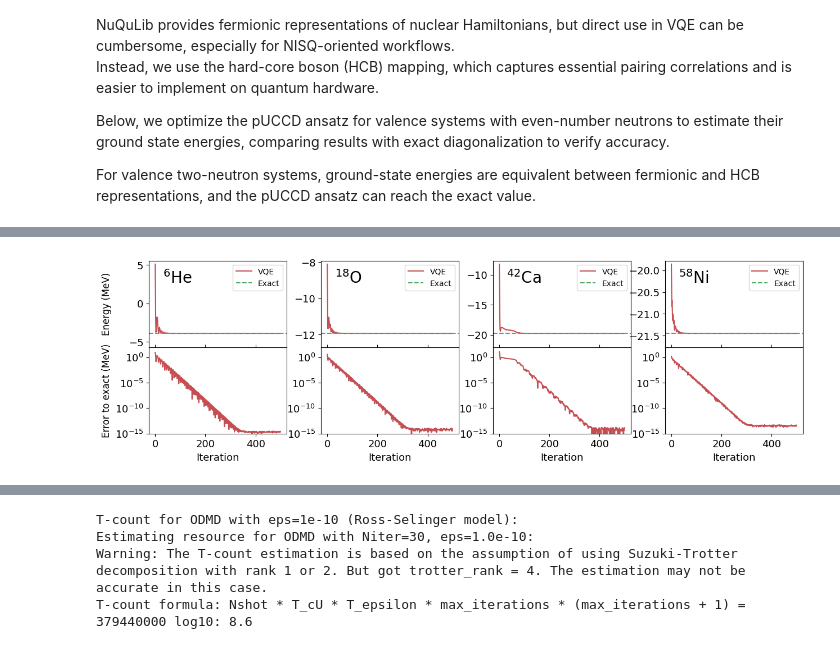
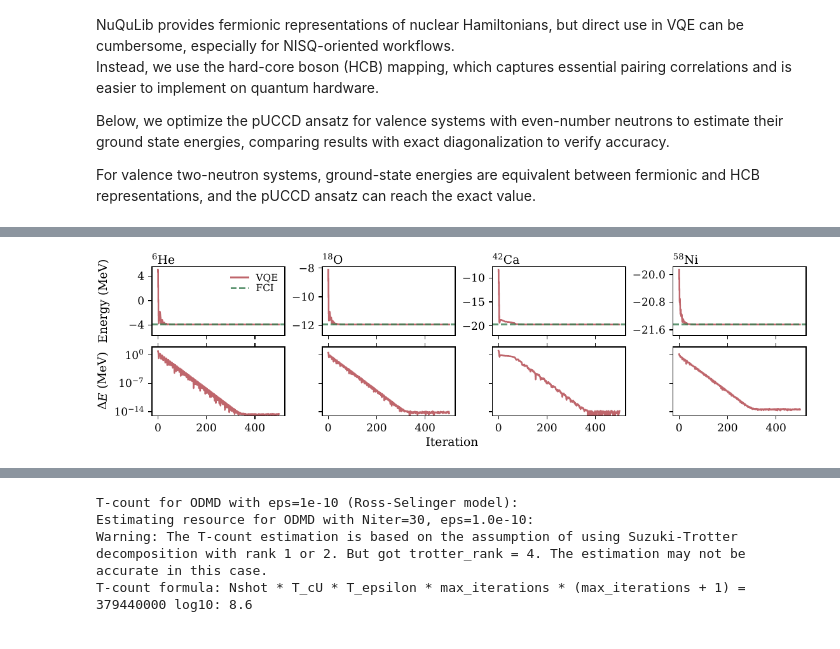
Before and after one commit to SotaYoshida/nuqulib, a Jupyter notebook: tutorial_NuQuLib.ipynb, the cells around one changed output, grey strips where cells are left out. Saved outputs shown, nothing was run; the diff lists cells and outputs as text; code cells hidden in the pictures.

```diff
--- a/tutorial_NuQuLib.ipynb
+++ b/tutorial_NuQuLib.ipynb
@@ -330,45 +343,40 @@ for ms in ["p", "sd", "pf", "j45"]:
                             "x": range(N_it),
                             "y": energies, "ydiff": np.array(energies) - Egs_exact}
 
-fig = plt.figure(figsize=(15,4))
-axs = [fig.add_subplot(241), fig.add_subplot(242), fig.add_subplot(243), fig.add_subplot(244)]
-for idx, ms in enumerate(["p", "sd", "pf", "j45"]):
-    axs.append(fig.add_subplot(245+idx, sharex=axs[idx]))
-    idx_u = idx
-    idx_l = idx + 4
-    nuc = ["6He", "18O", "42Ca", "58Ni"][idx]
-    Egs_exact = Egs_FCI_dict[nuc]
-    xpoints = Dict_Egs_pUCCD[nuc]["x"]
-    ypoints = Dict_Egs_pUCCD[nuc]["y"]
-    ydiff = Dict_Egs_pUCCD[nuc]["ydiff"]
+with plt.rc_context(PAPER_PLOT_STYLE):
+    from matplotlib.ticker import MaxNLocator
 
-    ax_u = axs[idx_u]
-    if idx_u == 0:
-        ax_u.set_ylabel("Energy (MeV)", fontsize=12)
-    ax_u.plot(xpoints, ypoints, color=cols[1], label="VQE")
-    ax_u.text(0.1, 0.9, latex_nuc(nuc), ha="left", va="top", transform=ax_u.transAxes, fontsize=20)
-    ax_u.axhline(y=Egs_exact, color=cols[0], linestyle="--", label="Exact")
-    ax_u.legend(loc="upper right")
-    ax_u.set_ylim(bottom= Egs_exact - 0.2 * abs(Egs_exact-np.max(ypoints)))
-    ax_u.tick_params(axis='both', labelsize=13)
+    fig, axes = plt.subplots(2, 4, figsize=(9.2, 2.55), sharex="col",
+                             layout="constrained")
+    fig.get_layout_engine().set(w_pad=0.045, h_pad=0.025, hspace=0.03)
+    for column, nuc in enumerate(["6He", "18O", "42Ca", "58Ni"]):
+        energy_ax, error_ax = axes[:, column]
+        history = Dict_Egs_pUCCD[nuc]
+        reference = Egs_FCI_dict[nuc]
 
-    ax_l = axs[idx_l]
-    ax_l.set_xlabel("Iteration", fontsize=13)
-    ax_l.set_yscale("log")
-    ax_l.plot(xpoints, ydiff, color=cols[1])
-    ax_l.tick_params(axis='x', which='both', top=True)
-    ax_l.set_ylim(bottom=1e-15, top=1e+2)
-    ax_l.tick_params(axis='both', labelsize=13)
-    if idx_l == 4:
-        #ax_l.set_ylabel("Error to DOCI/FCI (MeV)", fontsize=11)
-        ax_l.set_ylabel("Error to exact (MeV)", fontsize=12)
+        energy_ax.plot(history["x"], history["y"], color=paper_red, alpha=paper_line_alpha, label="VQE")
+        energy_ax.axhline(reference, color=paper_green, alpha=paper_line_alpha, ls="--", label="FCI")
+        energy_ax.set_ylim(bottom=reference - 0.2 * abs(reference - np.max(history["y"])))
+        energy_ax.yaxis.set_major_locator(MaxNLocator(nbins=3))
+        energy_ax.set_title(latex_nuc(nuc), loc="left", pad=2)
+        if column == 0:
+            energy_ax.legend(loc="upper right", fontsize=9, frameon=False,
+                             handlelength=1.8, labelspacing=0.12, borderaxespad=0.3)
 
-fig.align_ylabels([axs[0], axs[4]])
-fig.align_ylabels([axs[1], axs[5]])
-fig.align_ylabels([axs[2], axs[6]])
-fig.align_ylabels([axs[3], axs[7]])
-plt.subplots_adjust(hspace=0, wspace=0.25)
-plt.savefig("VQE_pUCCD.pdf", bbox_inches="tight", pad_inches=0.05)
-plt.show()
-plt.close()
+        error_ax.plot(history["x"], history["ydiff"], color=paper_red, alpha=paper_line_alpha)
+        error_ax.set_yscale("log")
+        error_ax.set_ylim(1e-15, 1e2)
+        error_ax.set_yticks([1e-14, 1e-7, 1])
+        error_ax.set_xticks([0, 200, 400])
+        error_ax.tick_params(axis="x", top=True)
+        if column:
+            error_ax.tick_params(axis="y", labelleft=False)
+
+    axes[0, 0].set_ylabel("Energy (MeV)", fontsize=11)
+    axes[1, 0].set_ylabel(r"$\Delta E$ (MeV)", fontsize=11)
+    fig.align_ylabels(axes[:, 0])
+    fig.supxlabel("Iteration", fontsize=11)
+    fig.savefig("VQE_pUCCD.pdf", bbox_inches="tight", pad_inches=0.025)
+    plt.show()
+    plt.close(fig)
 # %% [output]
@@ -393 +400 @@ E_opt(pUCCD):         -21.446613206821 error (to DOCI)  1.78e-14 ( 0.000%)
-[figure, old version]
+[figure, new version]
```
Also changed, not shown: parts of 16 cells of this notebook, 19 other files.
